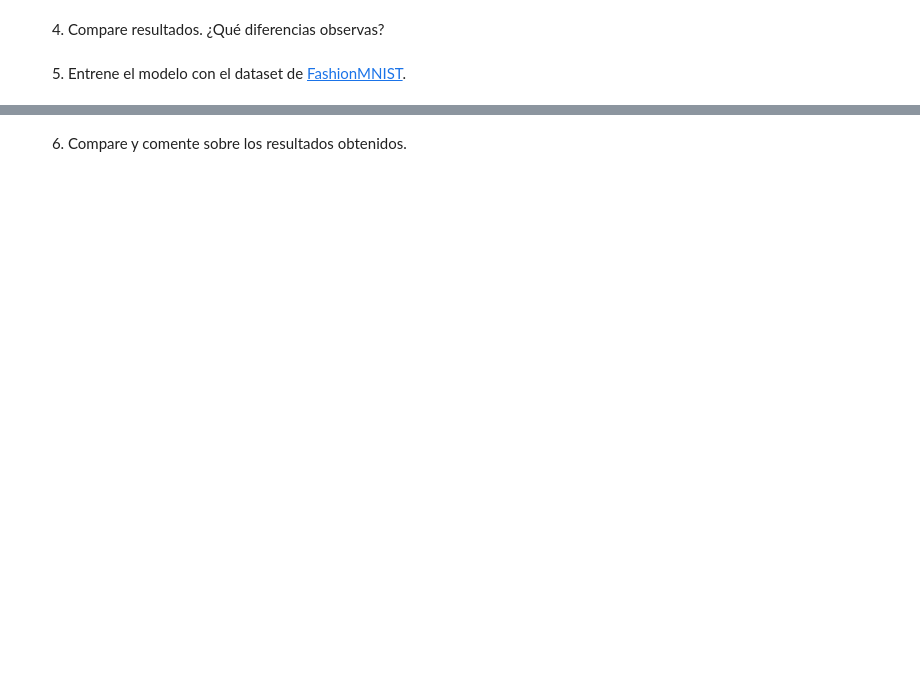
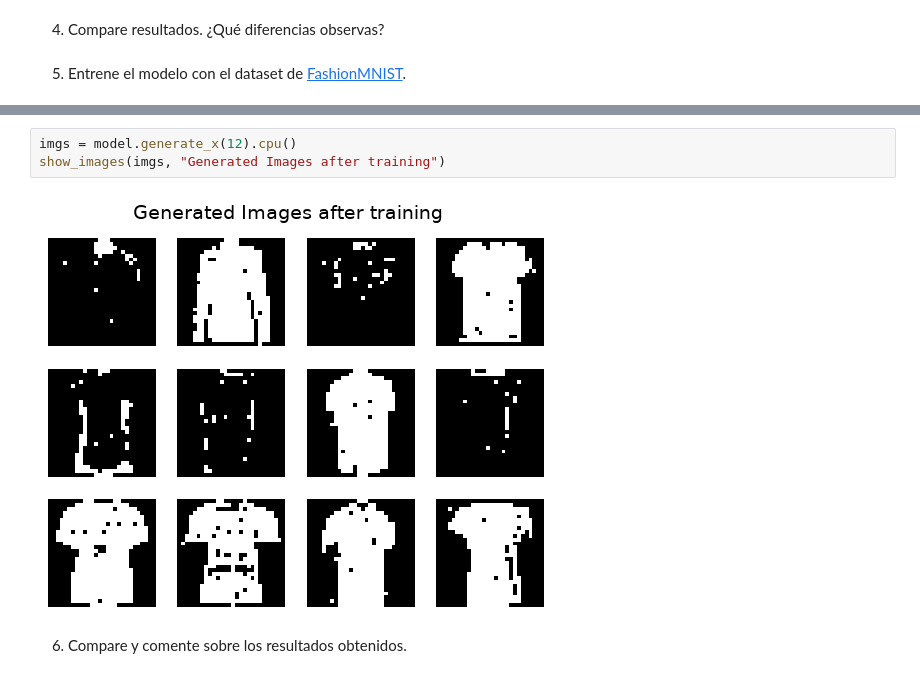
Before and after one commit to rodrigobeniteza/ORT-AI, a Jupyter notebook: AI Generativa/Practicos/Práctico 3/Hinton_JL.ipynb, the cells around one changed output, grey strips where cells are left out. Drawn from its saved outputs; the diff is of its cells as text; blank space fills up the shorter version.

```diff
--- a/AI Generativa/Practicos/Práctico 3/Hinton_JL.ipynb
+++ b/AI Generativa/Practicos/Práctico 3/Hinton_JL.ipynb
@@ -343,2 +498,7 @@ show_images(imgs, "Generated Images after training")
+# %%
+imgs = model.generate_x(12).cpu()
+show_images(imgs, "Generated Images after training")
+# %% [output]
+[figure, added]
 # %% [markdown]
 6) Compare y comente sobre los resultados obtenidos.
```
Also changed, not shown: parts of 28 cells of this notebook.
